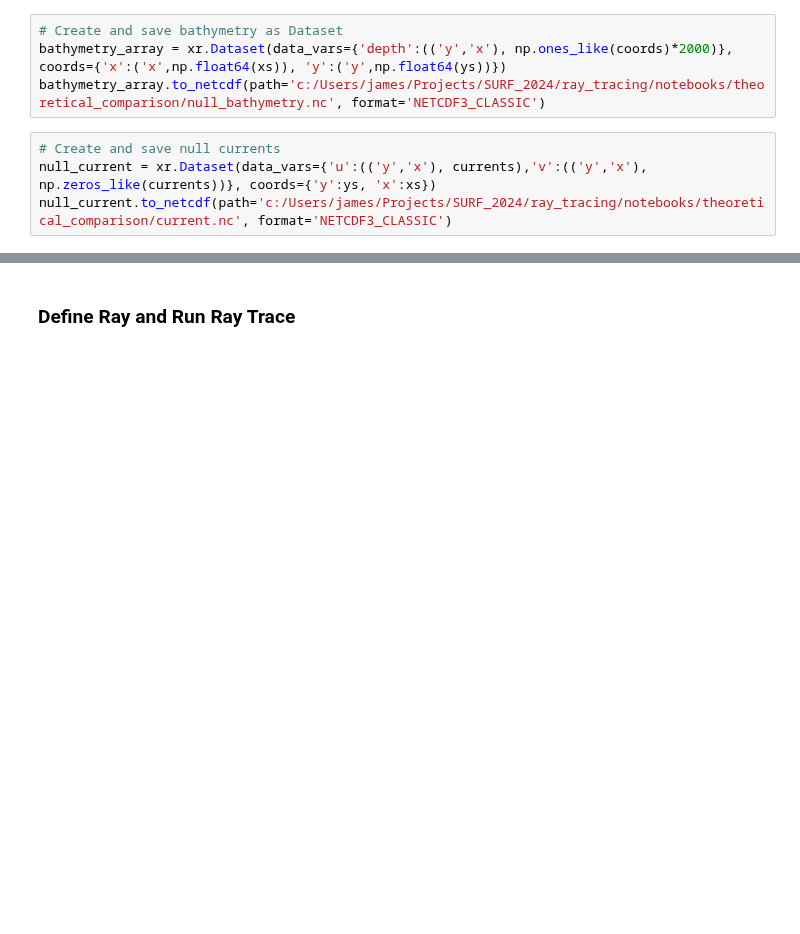
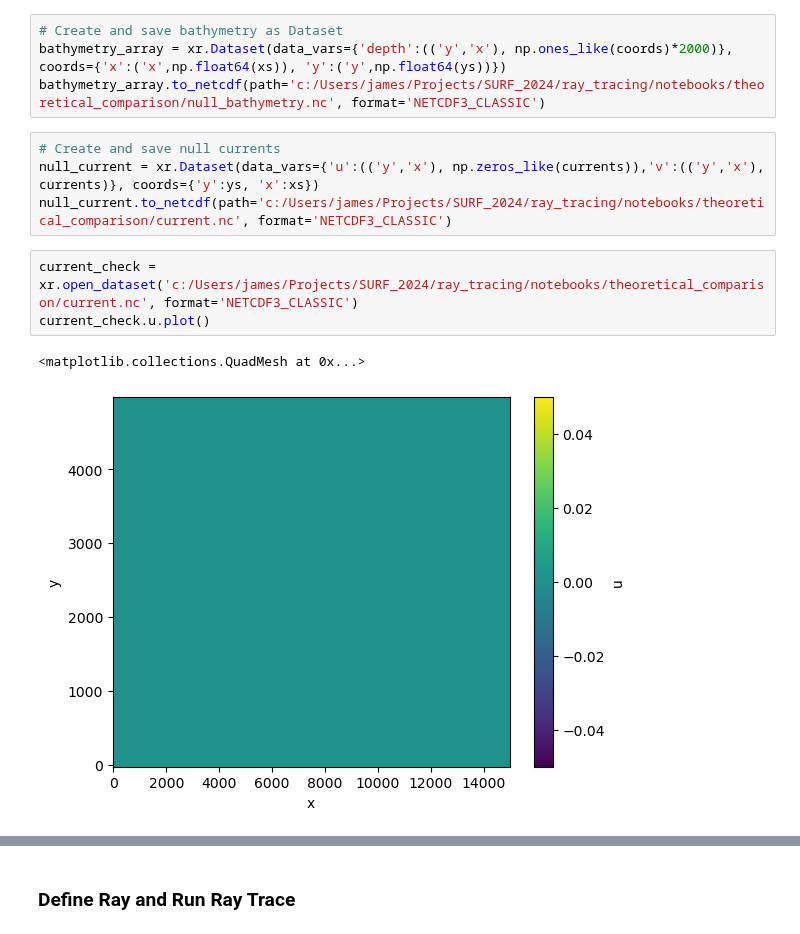
Before and after one commit to mines-oceanography/mantaray, a Jupyter notebook: notebooks/theoretical_comparison/snells_law_verification.ipynb, the cells around one changed output, grey strips where cells are left out. Drawn from its saved outputs; the diff is of its cells as text; blank space fills up the shorter version.

Commit message:
Fixes mis-ordered current u an v in file creation in snells_law_verification.ipynb

```diff
--- a/notebooks/theoretical_comparison/snells_law_verification.ipynb
+++ b/notebooks/theoretical_comparison/snells_law_verification.ipynb
@@ -157,5 +157,11 @@ bathymetry_array = xr.Dataset(data_vars={'depth':(('y','x'), np.ones_like(coords
 bathymetry_array.to_netcdf(path='c:/Users/james/Projects/SURF_2024/ray_tracing/notebooks/theoretical_comparison/null_bathymetry.nc', format='NETCDF3_CLASSIC')
 # %%
 # Create and save null currents
-null_current = xr.Dataset(data_vars={'u':(('y','x'), currents),'v':(('y','x'), np.zeros_like(currents))}, coords={'y':ys, 'x':xs})
+null_current = xr.Dataset(data_vars={'u':(('y','x'), np.zeros_like(currents)),'v':(('y','x'), currents)}, coords={'y':ys, 'x':xs})
 null_current.to_netcdf(path='c:/Users/james/Projects/SURF_2024/ray_tracing/notebooks/theoretical_comparison/current.nc', format='NETCDF3_CLASSIC')
+# %%
+current_check = xr.open_dataset('c:/Users/james/Projects/SURF_2024/ray_tracing/notebooks/theoretical_comparison/current.nc', format='NETCDF3_CLASSIC')
+current_check.u.plot()
+# %% [output]
+<matplotlib.collections.QuadMesh at 0x...>
+[figure, added]
```
Also changed, not shown: parts of 4 cells of this notebook.
